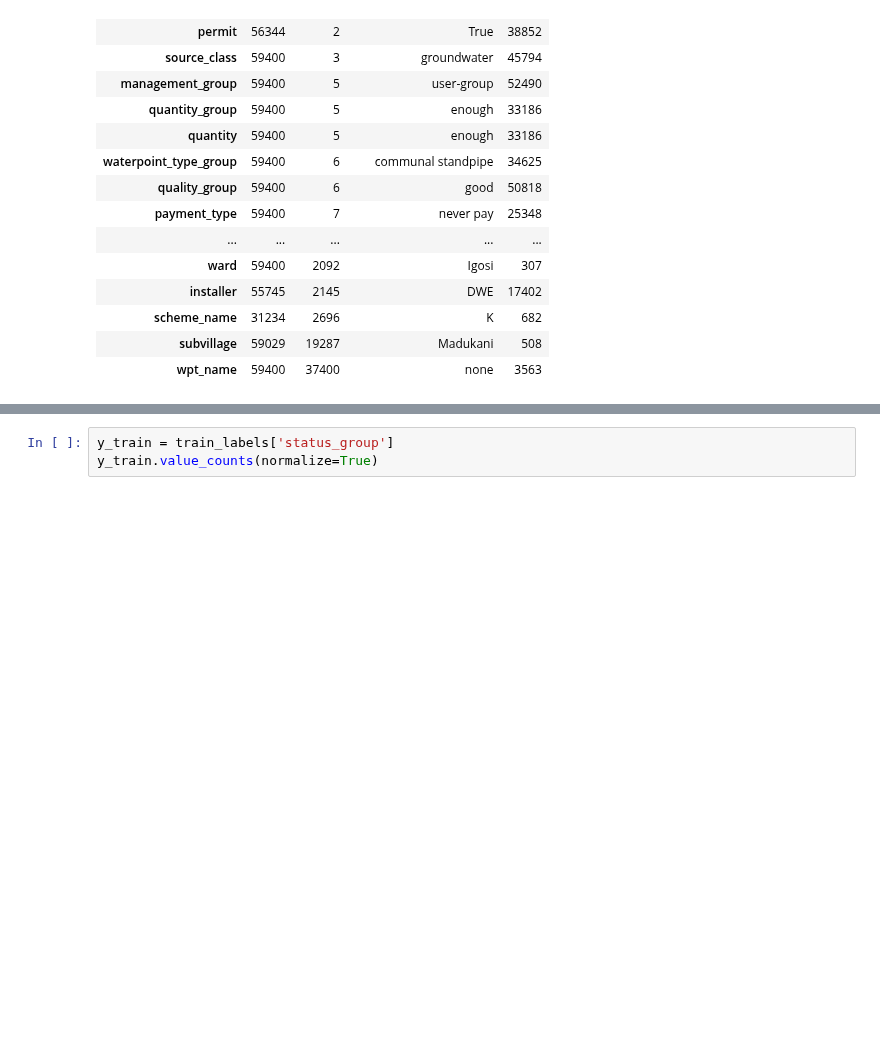
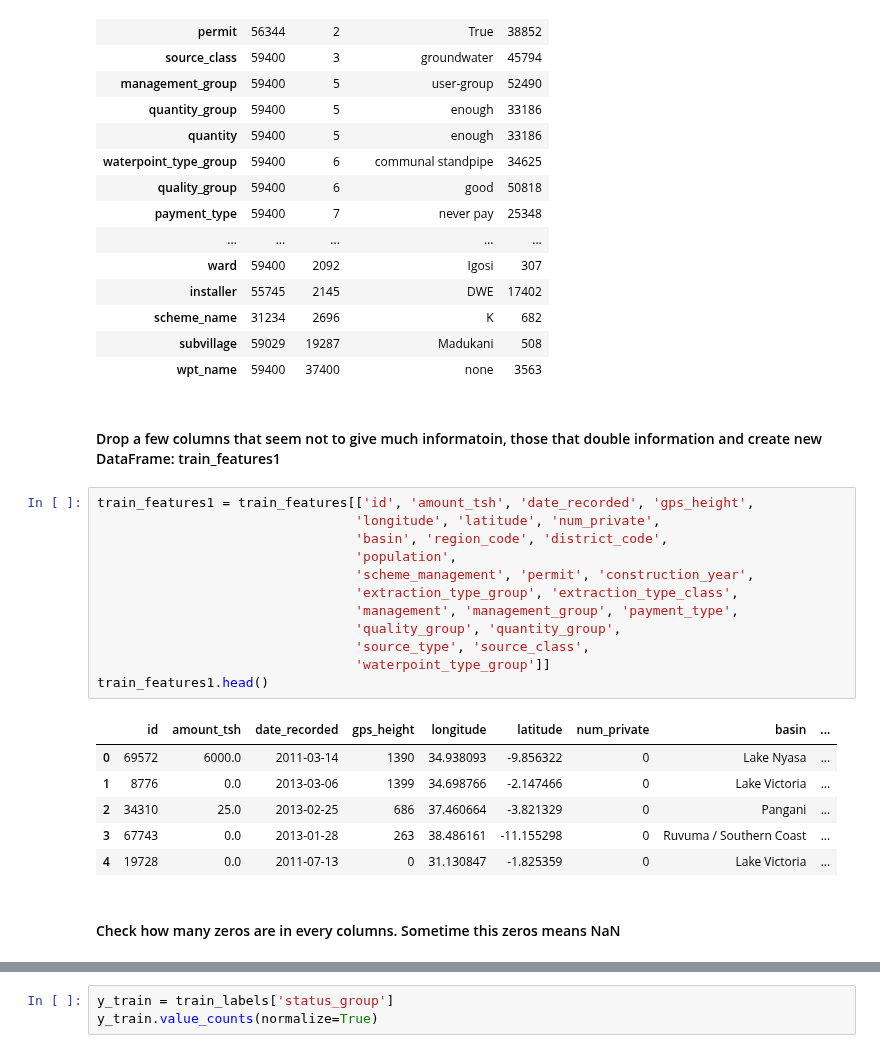
Before and after one commit to LambdaSchool/DS-Unit-2-Classification-1, a Jupyter notebook: Nicolae_Dubenco_log_reg_cat_encoding.ipynb, the cells around one changed output, grey strips where cells are left out. Saved outputs shown, nothing was run; the diff lists cells and outputs as text; blank space fills up the shorter version.

```diff
--- a/Nicolae_Dubenco_log_reg_cat_encoding.ipynb
+++ b/Nicolae_Dubenco_log_reg_cat_encoding.ipynb
@@ -61,3 +79,26 @@ train_features.describe(exclude='number').T.sort_values(by='unique')
 | scheme_name | 31234 | 2696 | K | 682 |
 | subvillage | 59029 | 19287 | Madukani | 508 |
 | wpt_name | 59400 | 37400 | none | 3563 |
+# %% [markdown]
+#### Drop a few columns that seem not to give much informatoin, those that double information and create new DataFrame: train_features1
+# %%
+train_features1 = train_features[['id', 'amount_tsh', 'date_recorded', 'gps_height',
+                                 'longitude', 'latitude', 'num_private',
+                                 'basin', 'region_code', 'district_code',
+                                 'population',
+                                 'scheme_management', 'permit', 'construction_year',
+                                 'extraction_type_group', 'extraction_type_class',
+                                 'management', 'management_group', 'payment_type',
+                                 'quality_group', 'quantity_group',
+                                 'source_type', 'source_class',
+                                 'waterpoint_type_group']]
+train_features1.head()
+# %% [output]
+|  | id | amount_tsh | date_recorded | gps_height | longitude | latitude | num_private | basin | ... |
+| 0 | 69572 | 6000.0 | 2011-03-14 | 1390 | 34.938093 | -9.856322 | 0 | Lake Nyasa | ... |
+| 1 | 8776 | 0.0 | 2013-03-06 | 1399 | 34.698766 | -2.147466 | 0 | Lake Victoria | ... |
+| 2 | 34310 | 25.0 | 2013-02-25 | 686 | 37.460664 | -3.821329 | 0 | Pangani | ... |
+| 3 | 67743 | 0.0 | 2013-01-28 | 263 | 38.486161 | -11.155298 | 0 | Ruvuma / Southern Coast | ... |
+| 4 | 19728 | 0.0 | 2011-07-13 | 0 | 31.130847 | -1.825359 | 0 | Lake Victoria | ... |
+# %% [markdown]
+#### Check how many zeros are in every columns. Sometime this zeros means NaN
```
Also changed, not shown: parts of 77 cells of this notebook.
